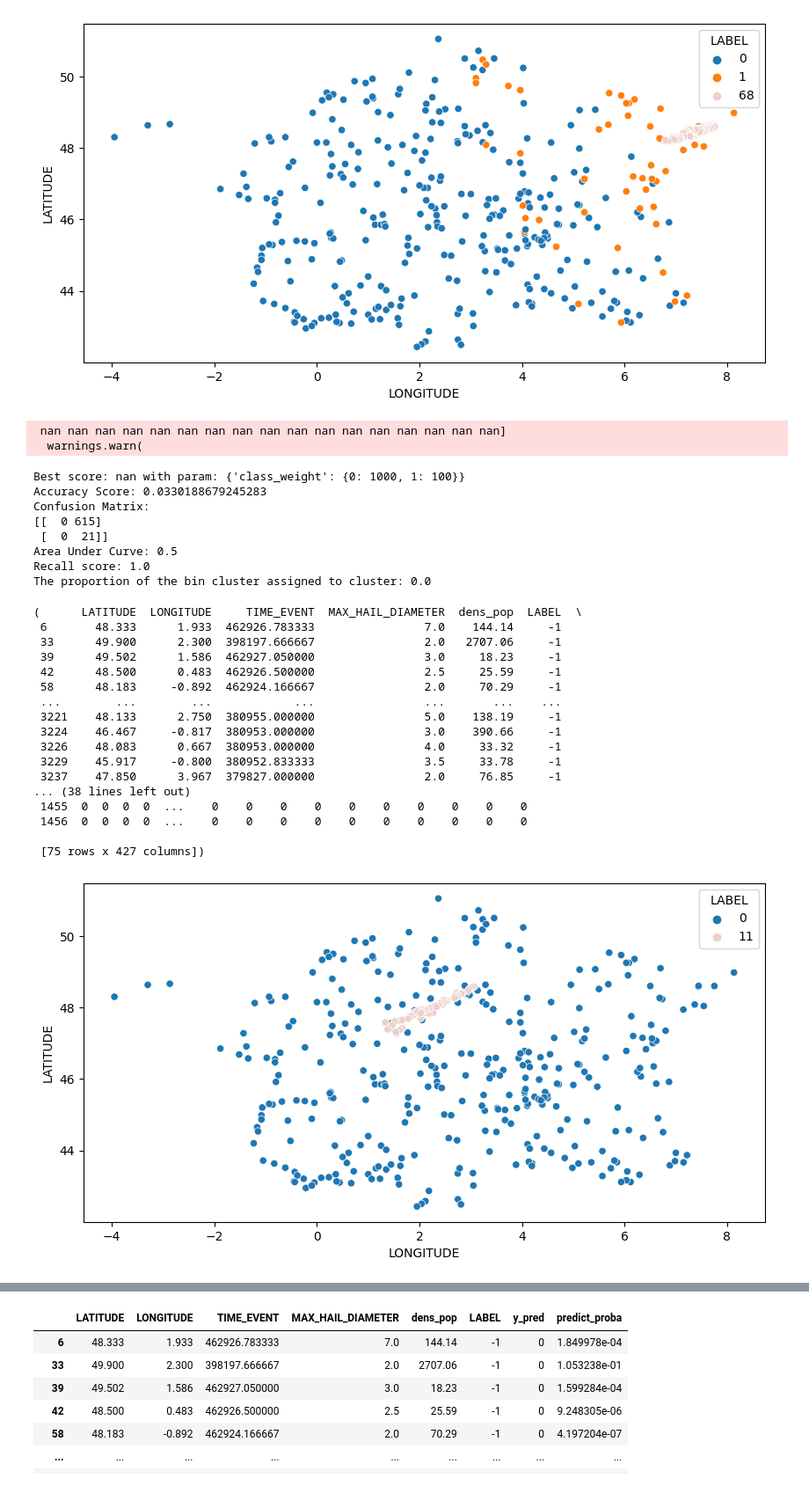
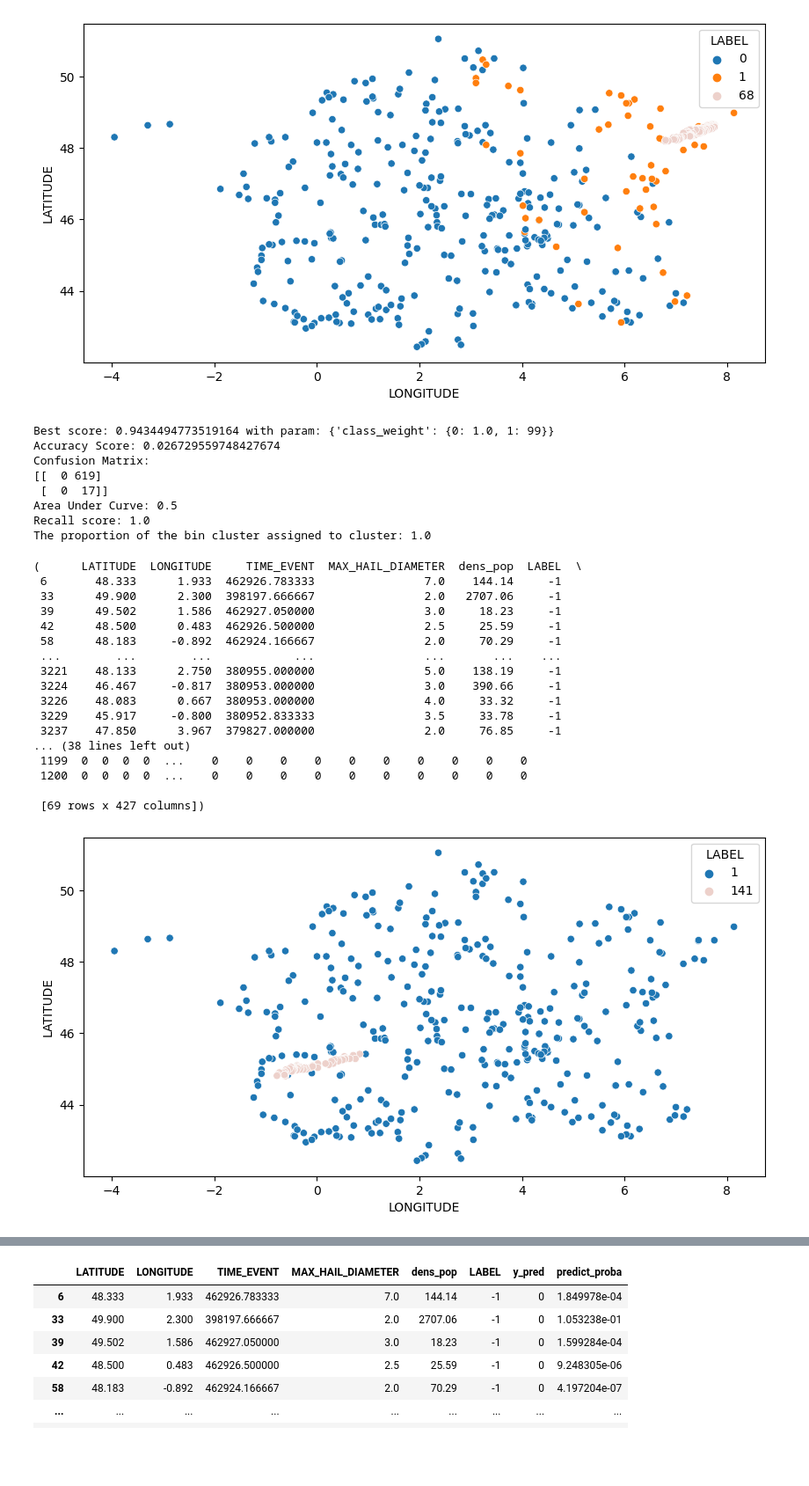
Before and after one commit to eliottmlg/Statapp-Hail-storm, a Jupyter notebook: parameters explore.ipynb, the cells around one changed output, grey strips where cells are left out. Shown at 88% size. Saved outputs shown, nothing was run; the diff lists cells and outputs as text; code cells hidden in the pictures; blank space fills up the shorter version.

Commit message:
res for results nb, param for exploring

```diff
--- a/parameters-evp.ipynb
+++ b/parameters explore.ipynb
@@ -1249,7 +1246,7 @@ def logit_pred(dfreg, which_cluster):
     X_train, X_test, y_train, y_test = train_test_split(x, y, test_size=0.3, random_state=13)
 
     # define model
-    lg3 = LogisticRegression(random_state=13, class_weight={0: 1.0, 1: 99})
+    lg3 = LogisticRegression(random_state=13, class_weight=grid.best_params_['class_weight'])
     # fit it
     lg3.fit(X_train,y_train)
     # test
@@ -1317,36 +1314,34 @@ The proportion of the bin cluster assigned to cluster: 0.14049586776859505
  [100 rows x 427 columns])
 [figure]
 # %%
-logit_pred(dfreg,11)
+logit_pred(dfreg,141)
 # %% [output]
- nan nan nan nan nan nan nan nan nan nan nan nan nan nan nan nan nan]
-  warnings.warn(
+Best score: 0.9434494773519164 with param: {'class_weight': {0: 1.0, 1: 99}}
+Accuracy Score: 0.026729559748427674
+Confusion Matrix:
+[[  0 619]
+ [  0  17]]
+Area Under Curve: 0.5
+Recall score: 1.0
+The proportion of the bin cluster assigned to cluster: 1.0
-Best score: nan with param: {'class_weight': {0: 1000, 1: 100}}
-Accuracy Score: 0.0330188679245283
-Confusion Matrix:
-[[  0 615]
- [  0  21]]
-Area Under Curve: 0.5
-Recall score: 1.0
-The proportion of the bin cluster assigned to cluster: 0.0
+(      LATITUDE  LONGITUDE     TIME_EVENT  MAX_HAIL_DIAMETER  dens_pop  LABEL  \
+ 6       48.333      1.933  462926.783333                7.0    144.14     -1
+ 33      49.900      2.300  398197.666667                2.0   2707.06     -1
+ 39      49.502      1.586  462927.050000                3.0     18.23     -1
+ 42      48.500      0.483  462926.500000                2.5     25.59     -1
+ 58      48.183     -0.892  462924.166667                2.0     70.29     -1
+ ...        ...        ...            ...                ...       ...    ...
+ 3221    48.133      2.750  380955.000000                5.0    138.19     -1
+ 3224    46.467     -0.817  380953.000000                3.0    390.66     -1
+ 3226    48.083      0.667  380953.000000                4.0     33.32     -1
+ 3229    45.917     -0.800  380952.833333                3.5     33.78     -1
+ 3237    47.850      3.967  379827.000000                2.0     76.85     -1
+... (38 lines left out)
+ 1199  0  0  0  0  ...    0    0    0    0    0    0    0    0    0    0
+ 1200  0  0  0  0  ...    0    0    0    0    0    0    0    0    0    0
+
+ [69 rows x 427 columns])
-(      LATITUDE  LONGITUDE     TIME_EVENT  MAX_HAIL_DIAMETER  dens_pop  LABEL  \
- 6       48.333      1.933  462926.783333                7.0    144.14     -1
- 33      49.900      2.300  398197.666667                2.0   2707.06     -1
- 39      49.502      1.586  462927.050000                3.0     18.23     -1
- 42      48.500      0.483  462926.500000                2.5     25.59     -1
- 58      48.183     -0.892  462924.166667                2.0     70.29     -1
- ...        ...        ...            ...                ...       ...    ...
- 3221    48.133      2.750  380955.000000                5.0    138.19     -1
- 3224    46.467     -0.817  380953.000000                3.0    390.66     -1
- 3226    48.083      0.667  380953.000000                4.0     33.32     -1
- 3229    45.917     -0.800  380952.833333                3.5     33.78     -1
- 3237    47.850      3.967  379827.000000                2.0     76.85     -1
-... (38 lines left out)
- 1455  0  0  0  0  ...    0    0    0    0    0    0    0    0    0    0
- 1456  0  0  0  0  ...    0    0    0    0    0    0    0    0    0    0
-
- [75 rows x 427 columns])
-[figure, old version]
+[figure, new version]
 # %%
 # now without max hail diameter
 
```
Also changed, not shown: parts of 48 cells of this notebook, 3 other files.
